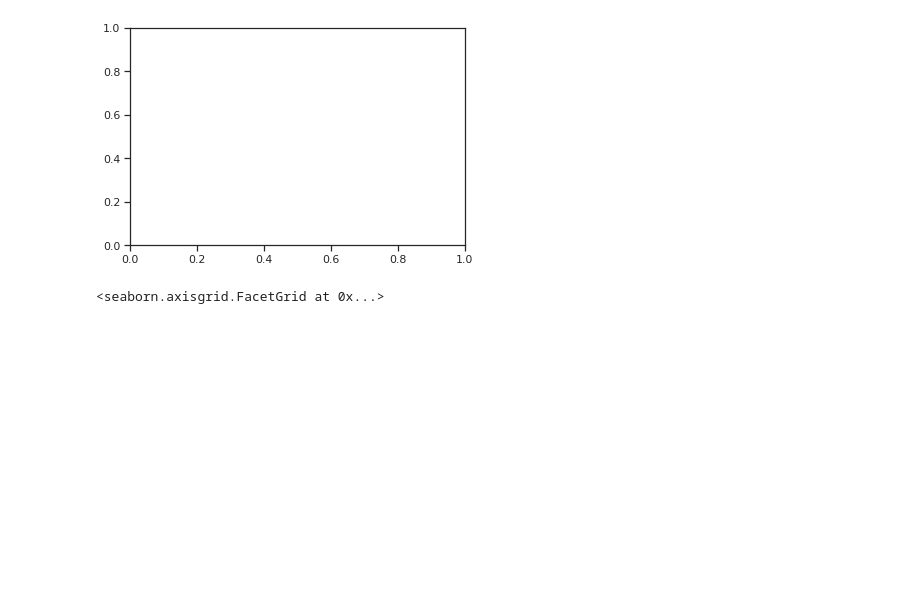
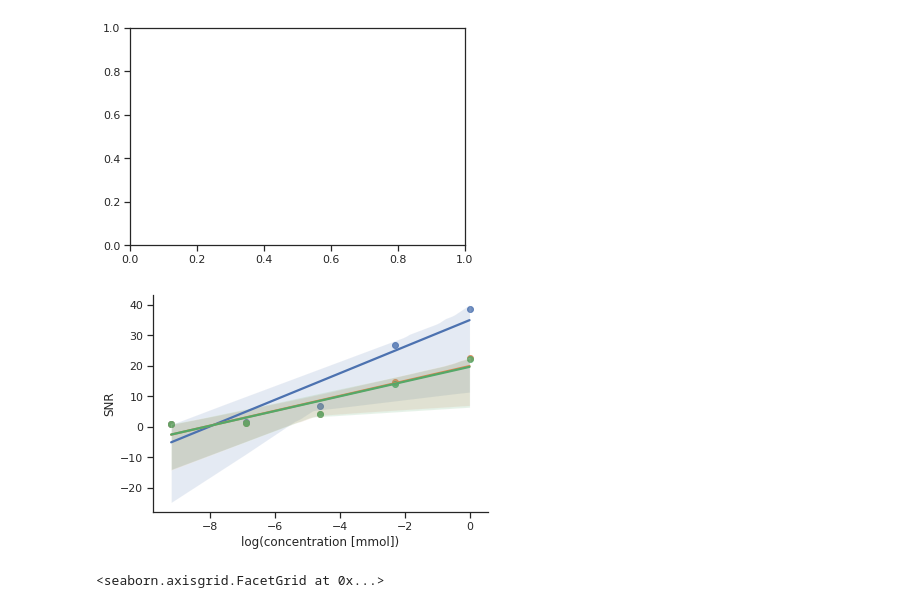
Before and after one commit to juhuntenburg/calcium_mri, a Jupyter notebook: calibration.ipynb, the cells around one changed output. Cells and saved outputs as stored; diff of their text form; code cells hidden in the pictures; blank space fills up the shorter version.

```diff
--- a/calibration.ipynb
+++ b/calibration.ipynb
@@ -83,14 +83,16 @@ sns.kdeplot(data=data_all['log(concentration [mmol])'], data2=data_all['SNR'])
 KeyboardInterrupt:
 [figure]
 # %%
-mx=mean_all.loc[mean_all['power']==0.13]
+mx=mean_all.loc[mean_all['power']==0.26]
 sns.regplot(x='log(concentration [mmol])', y='SNR',data=mx.loc[mx['gain']==0.3],
             truncate=True, fit_reg=True)
 sns.regplot(x='log(concentration [mmol])', y='SNR',data=mx.loc[mx['gain']==0.4],
             truncate=True, fit_reg=True)
 sns.regplot(x='log(concentration [mmol])', y='SNR',data=mx.loc[mx['gain']==0.5],
             truncate=True, fit_reg=True)
 sns.despine()
+# %% [output]
+[figure, added]
 # %%
 sns.lmplot(x='log(concentration [mmol])', y='log(signal [V])', hue='gain', row='power',
            data=mean_all, fit_reg=True, truncate=True,)
```
Also changed, not shown: 1 other file.
